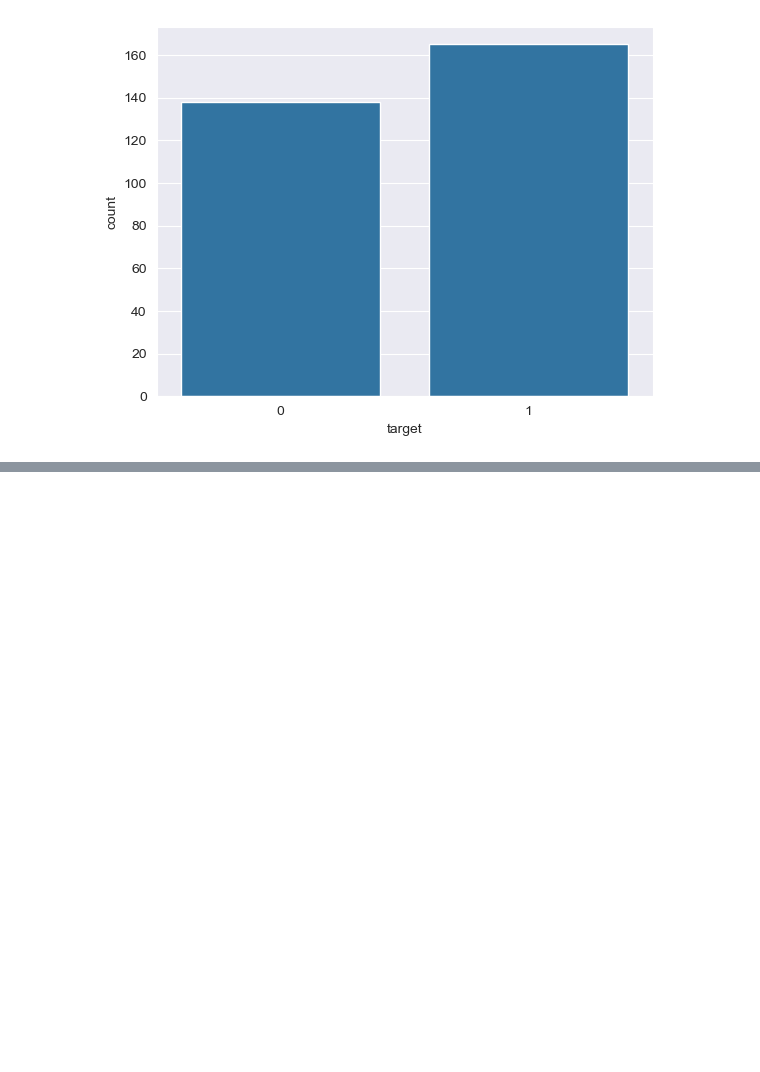
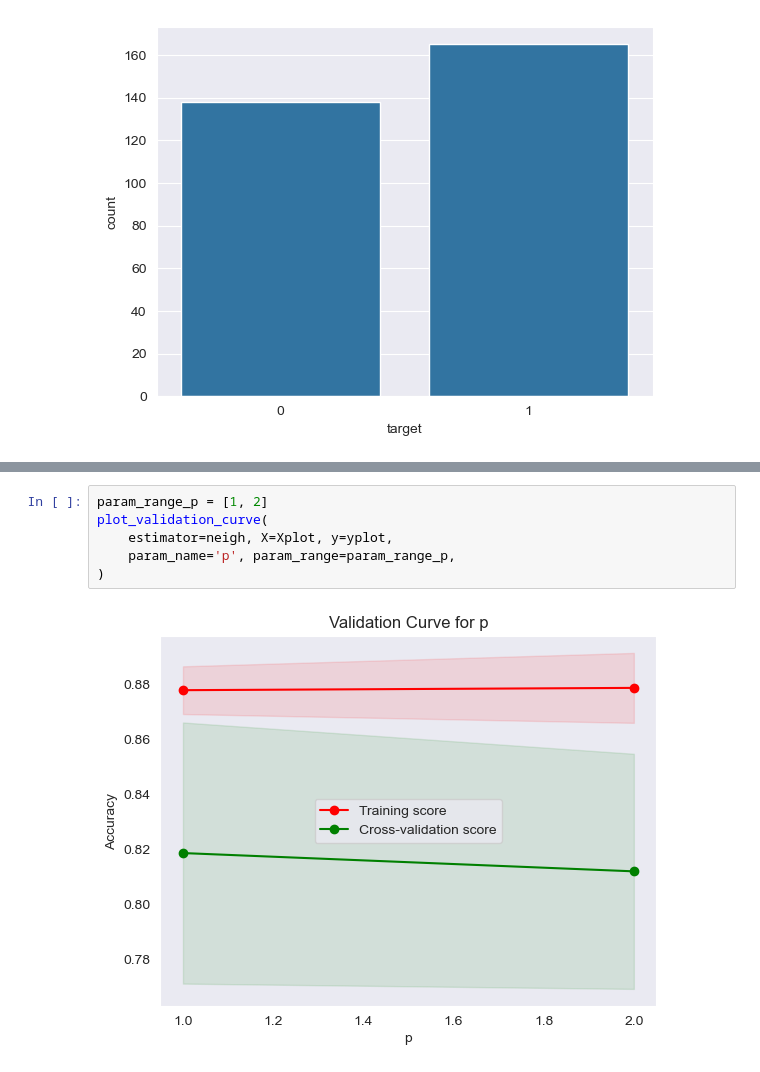
Before and after one commit to ankitsharma208/ASSGNMT_1_CLASSIFICATION, a Jupyter notebook: Dataset_1_HEART_DIS_PRED/Main.ipynb, the cells around one changed output, grey strips where cells are left out. Cells and saved outputs as stored; diff of their text form; blank space fills up the shorter version.

```diff
--- a/Dataset_1_HEART_DIS_PRED/Main.ipynb
+++ b/Dataset_1_HEART_DIS_PRED/Main.ipynb
@@ -84,0 +208,8 @@ Y=heart_data.iloc[:,-1].values
+# %%
+param_range_p = [1, 2]
+plot_validation_curve(
+    estimator=neigh, X=Xplot, y=yplot,
+    param_name='p', param_range=param_range_p,
+)
+# %% [output]
+[figure, added]
```
Also changed, not shown: parts of 36 cells of this notebook, 1 other file.
